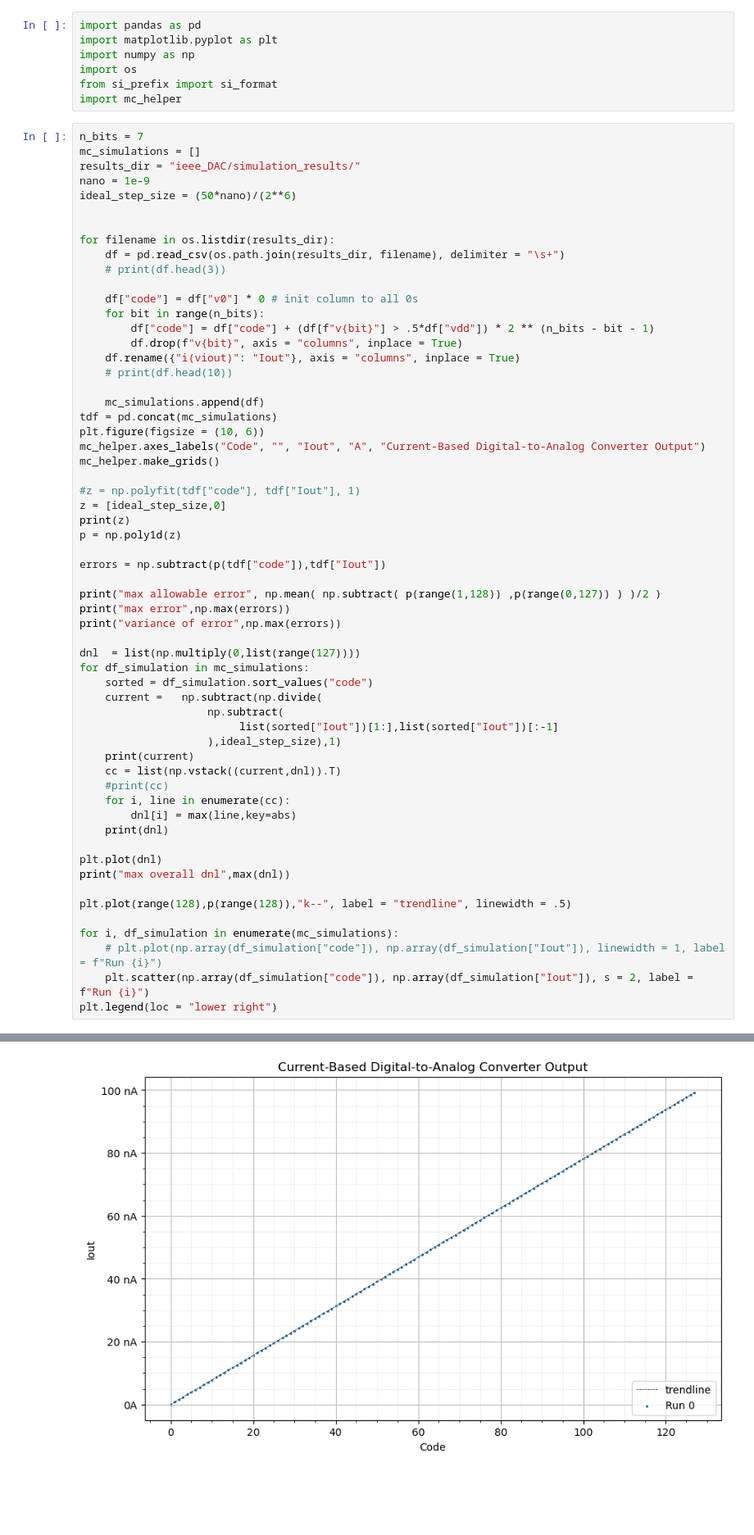
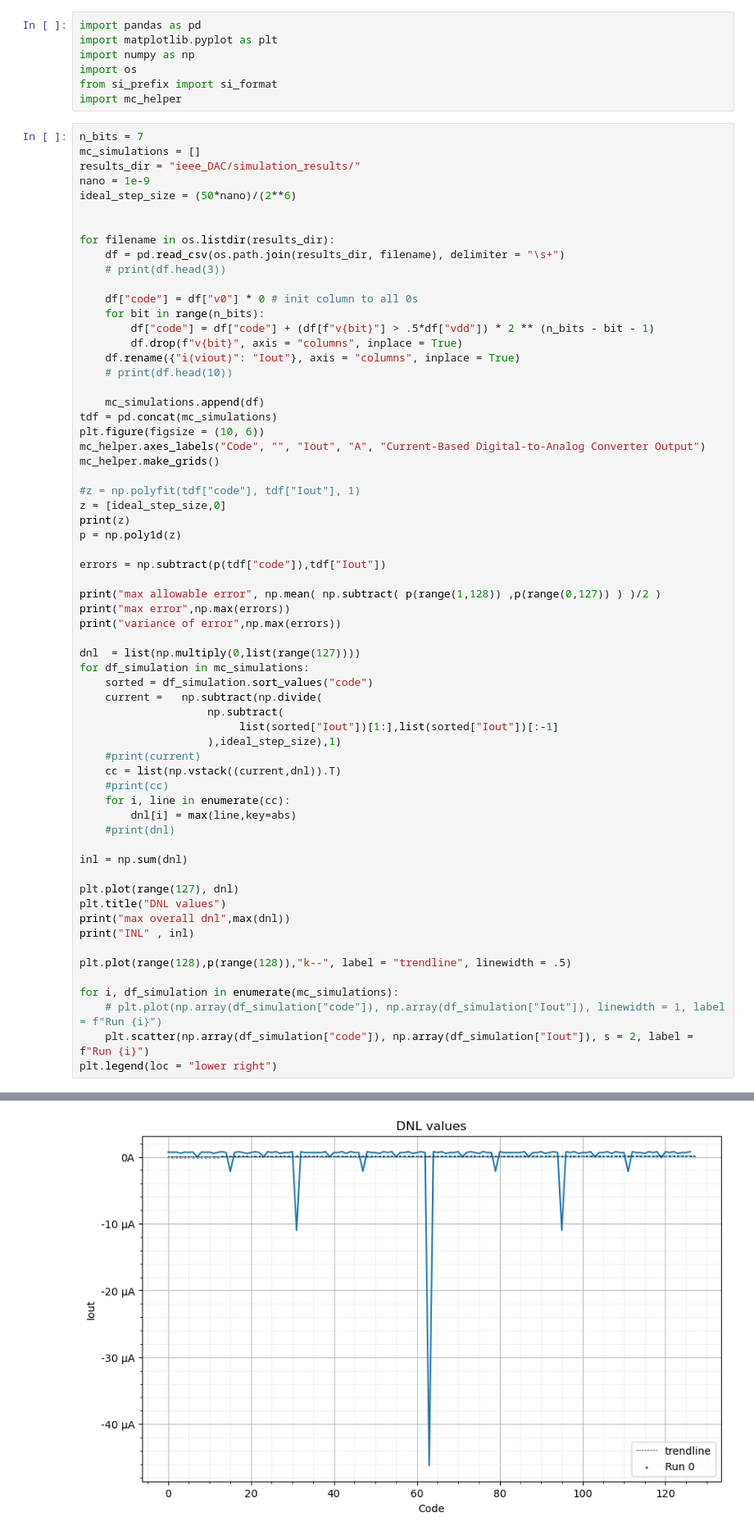
Before and after one commit to James-Jagielski/7-bit-D-A-converter-MP4-MADVLSI, a Jupyter notebook: schematics/simulations/plot_dac_mc.ipynb, the cells around one changed output, grey strips where cells are left out. Shown: that part at 82% size. Drawn from its saved outputs; the diff is of its cells as text; blank space fills up the shorter version.

```diff
--- a/schematics/simulations/plot_dac_mc.ipynb
+++ b/schematics/simulations/plot_dac_mc.ipynb
@@ -48,15 +48,19 @@ for df_simulation in mc_simulations:
                     np.subtract(
                          list(sorted["Iout"])[1:],list(sorted["Iout"])[:-1]
                     ),ideal_step_size),1)
-    print(current)
+    #print(current)
     cc = list(np.vstack((current,dnl)).T)
     #print(cc)
     for i, line in enumerate(cc):
         dnl[i] = max(line,key=abs)
-    print(dnl)
+    #print(dnl)
 
-plt.plot(dnl)
+inl = np.sum(dnl)
+
+plt.plot(range(127), dnl)
+plt.title("DNL values")
 print("max overall dnl",max(dnl))
+print("INL" , inl)
 
 plt.plot(range(128),p(range(128)),"k--", label = "trendline", linewidth = .5)
 
@@ -73,2 +78,2 @@ variance of error 1.840000000586539e-14
 <matplotlib.legend.Legend at 0x...>
-[figure, old version]
+[figure, new version]
```
Also changed, not shown: parts of 1 cell of this notebook.
